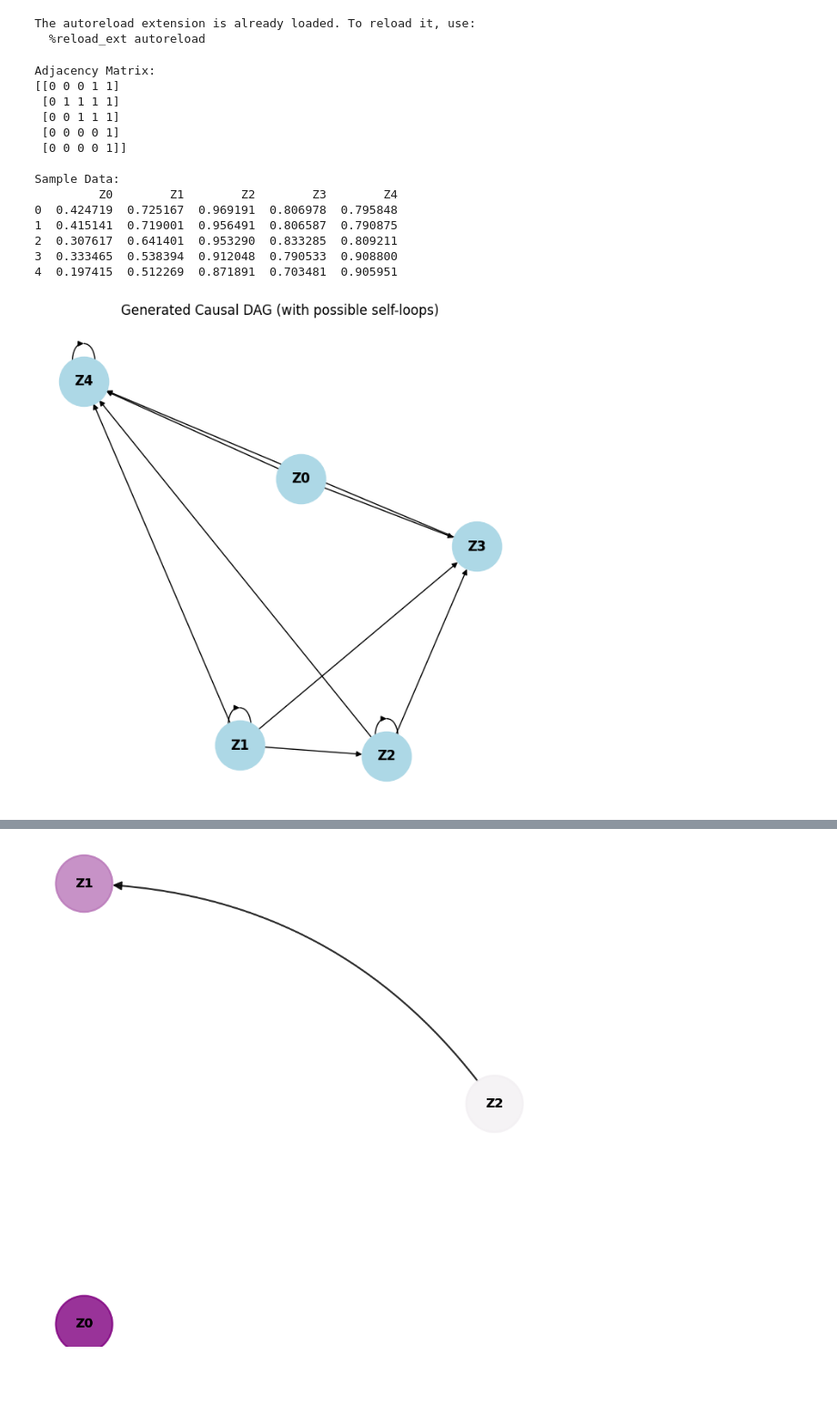
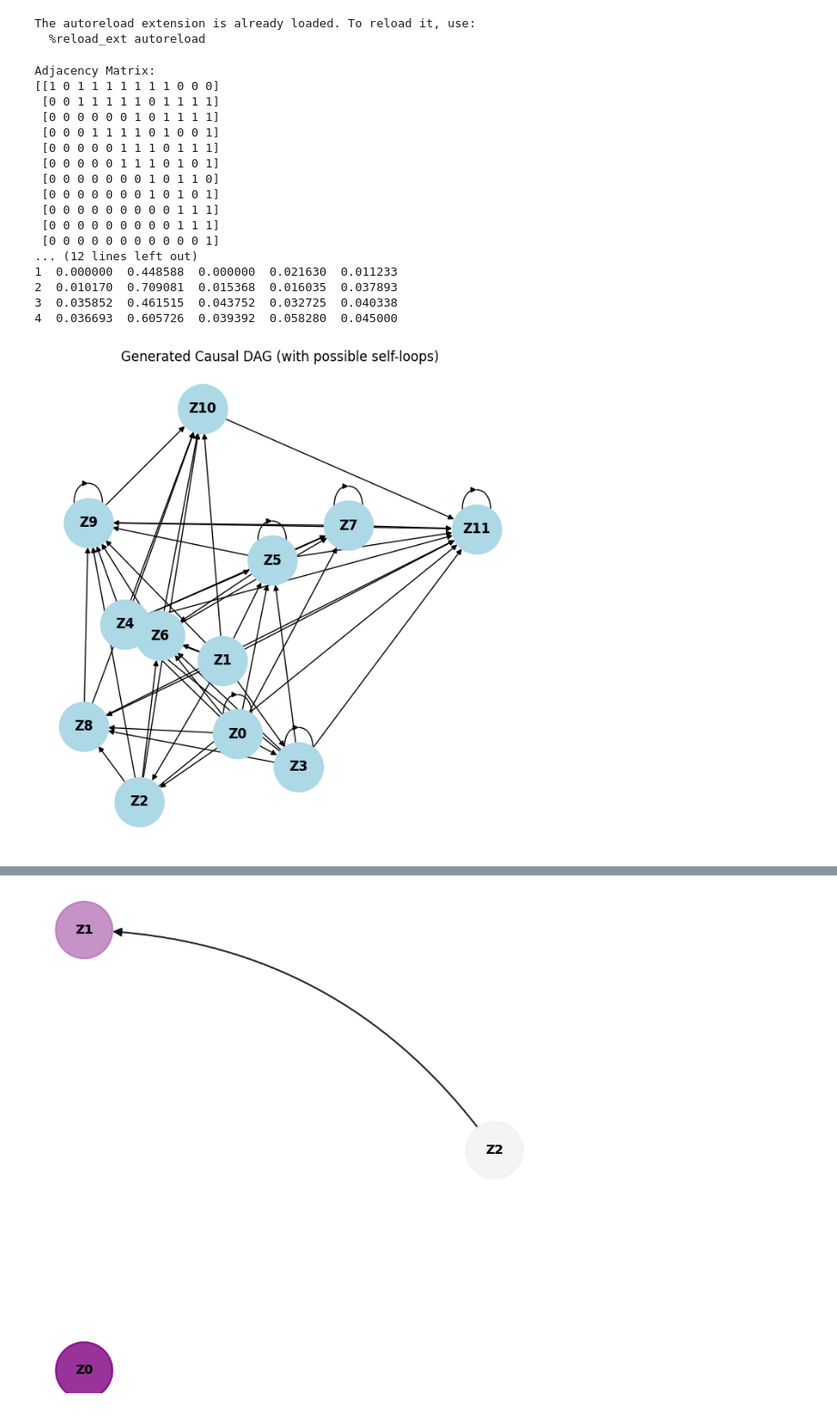
Before and after one commit to wasimahmadpk/cdmi, a Jupyter notebook: src/scms.ipynb, the cells around one changed output, grey strips where cells are left out. Shown at 91% size. Saved outputs shown, nothing was run; the diff lists cells and outputs as text; code cells hidden in the pictures; blank space fills up the shorter version.

```diff
--- a/src/scms.ipynb
+++ b/src/scms.ipynb
@@ -20,33 +20,36 @@ from TSGen import RandomCausalSimulator
 
 np.random.seed(1)
 # %%
-n_nodes = 5          # Total variables (10 variables)
-edge_prob = 0.75      # Probability of edge creation
+n_nodes = 12          # Total variables (10 variables)
+edge_prob = 0.66      # Probability of edge creation
 nonlinear_prob = 0.5   # Chance of nonlinearity per edge
 
 sim = RandomCausalSimulator(n_nodes, edge_prob, nonlinear_prob, seed=42)
 df, graph = sim.simulate()  # Only df and adj returned
 
 print("Adjacency Matrix:")
 print(graph)
 print("\nSample Data:")
 print(df.head())
 
 sim.draw_dag()
 # %% [output]
 Adjacency Matrix:
-[[0 0 0 1 1]
- [0 1 1 1 1]
- [0 0 1 1 1]
- [0 0 0 0 1]
- [0 0 0 0 1]]
-
-Sample Data:
-         Z0        Z1        Z2        Z3        Z4
-0  0.424719  0.725167  0.969191  0.806978  0.795848
-1  0.415141  0.719001  0.956491  0.806587  0.790875
-2  0.307617  0.641401  0.953290  0.833285  0.809211
-3  0.333465  0.538394  0.912048  0.790533  0.908800
-4  0.197415  0.512269  0.871891  0.703481  0.905951
+[[1 0 1 1 1 1 1 1 1 0 0 0]
+ [0 0 1 1 1 1 1 0 1 1 1 1]
+ [0 0 0 0 0 0 1 0 1 1 1 1]
+ [0 0 0 1 1 1 1 0 1 0 0 1]
+ [0 0 0 0 0 1 1 1 0 1 1 1]
+ [0 0 0 0 0 1 1 1 0 1 0 1]
+ [0 0 0 0 0 0 0 1 0 1 1 0]
+ [0 0 0 0 0 0 0 1 0 1 0 1]
+ [0 0 0 0 0 0 0 0 0 1 1 1]
+ [0 0 0 0 0 0 0 0 0 1 1 1]
+ [0 0 0 0 0 0 0 0 0 0 0 1]
+... (12 lines left out)
+1  0.000000  0.448588  0.000000  0.021630  0.011233
+2  0.010170  0.709081  0.015368  0.016035  0.037893
+3  0.035852  0.461515  0.043752  0.032725  0.040338
+4  0.036693  0.605726  0.039392  0.058280  0.045000
-[figure, old version]
+[figure, new version]
 # %%
```
Also changed, not shown: parts of 2 cells of this notebook, 2 other files.
